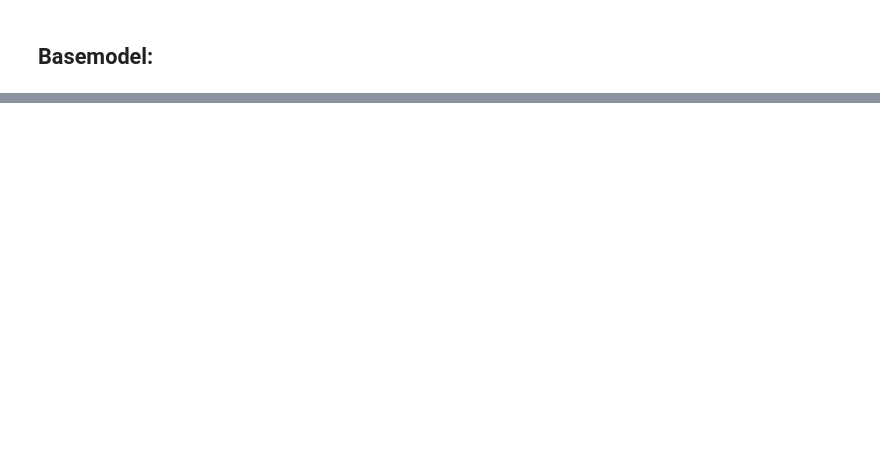
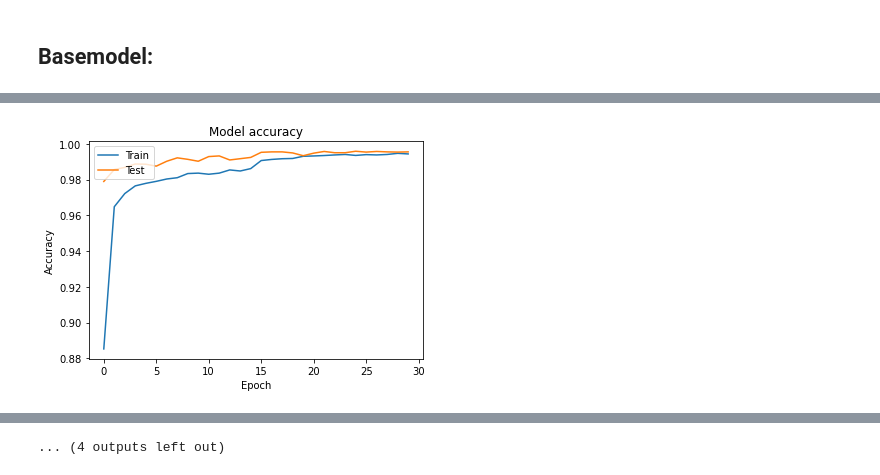
Before and after one commit to Eduardoosorio23/Digit_recognizer, a Jupyter notebook: Basemodel.ipynb, the cells around one changed output, grey strips where cells are left out. Saved outputs shown, nothing was run; the diff lists cells and outputs as text; code cells hidden in the pictures; blank space fills up the shorter version.

Commit message:
finished modeling

```diff
--- a/Basemodel.ipynb
+++ b/Basemodel.ipynb
@@ -188,8 +191,12 @@ model.add(Dropout(rate = 0.5))
 model.add(Flatten())
 model.add(Dense(256, activation='relu'))
 model.add(Dense(10, activation='softmax'))
+# %%
+optimizer = keras.optimizers.Nadam(lr=0.002, beta_1=0.9, beta_2=0.999, epsilon=None, schedule_decay=0.004)
 # %%
-model.compile(optimizer ='adam', loss = "categorical_crossentropy", metrics=["accuracy"])
+model.compile(optimizer = optimizer, loss = "SparseCategoricalCrossentropy", metrics=["accuracy"])
+# %%
+learning_rate_reduction = ReduceLROnPlateau(monitor='val_accuracy', factor=0.2, patience=3, min_lr=0.00001, verbose=1)
 # %%
 datagen = ImageDataGenerator(
         featurewise_center=False,  # set input mean to 0 over the dataset
@@ -253,6 +215,6 @@ ModuleNotFoundError: No module named 'Queue'
 # %%
-history = model.fit(datagen.flow(X_train,y_train, batch_size=86), epochs = 30,
-                                  validation_data = (X_test,y_test), verbose = 3,
+history = model.fit(datagen.flow(X_train, y_train, batch_size=86), epochs = 30,
+                                  validation_data = (X_test, y_test), verbose = 2,
                                   steps_per_epoch=X_train.shape[0] // 86,
-#                                   callbacks=[learning_rate_reduction],
-                                  use_multiprocessing=True)
+                                  callbacks=[learning_rate_reduction],
+                                  use_multiprocessing=False)
@@ -258,0 +259,19 @@ history = model.fit(datagen.flow(X_train,y_train, batch_size=86), epochs = 30,
+# %%
+# Plot training & validation accuracy values
+plt.plot(history.history['accuracy'])
+plt.plot(history.history['val_accuracy'])
+plt.title('Model accuracy')
+plt.ylabel('Accuracy')
+plt.xlabel('Epoch')
+plt.legend(['Train', 'Test'], loc='upper left')
+plt.show()
+
+# Plot training & validation loss values
+plt.plot(history.history['loss'])
+plt.plot(history.history['val_loss'])
+plt.title('Model loss')
+plt.ylabel('Loss')
+plt.xlabel('Epoch')
+plt.legend(['Train', 'Test'], loc='upper left')
+plt.show()
+# %% [output]
@@ -258,0 +285 @@ history = model.fit(datagen.flow(X_train,y_train, batch_size=86), epochs = 30,
+[figure, added]
@@ -258,0 +290 @@ history = model.fit(datagen.flow(X_train,y_train, batch_size=86), epochs = 30,
+... (4 outputs left out)
```
Also changed, not shown: parts of 13 cells of this notebook.
